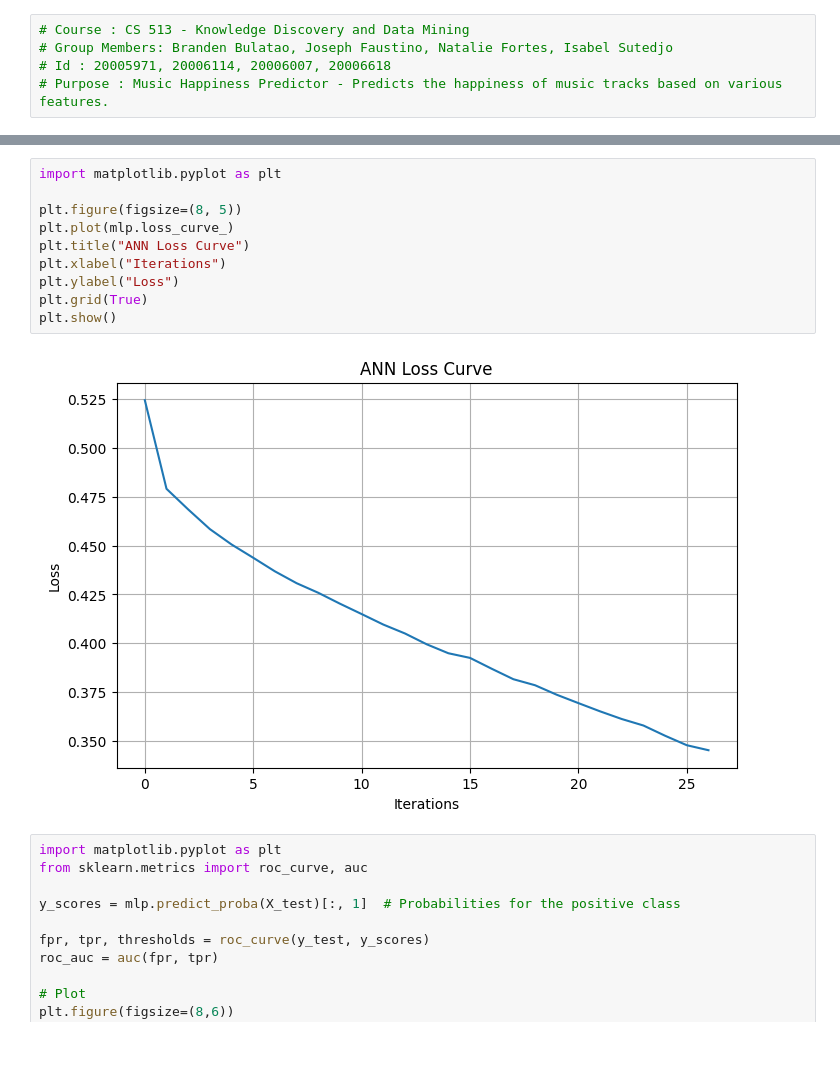
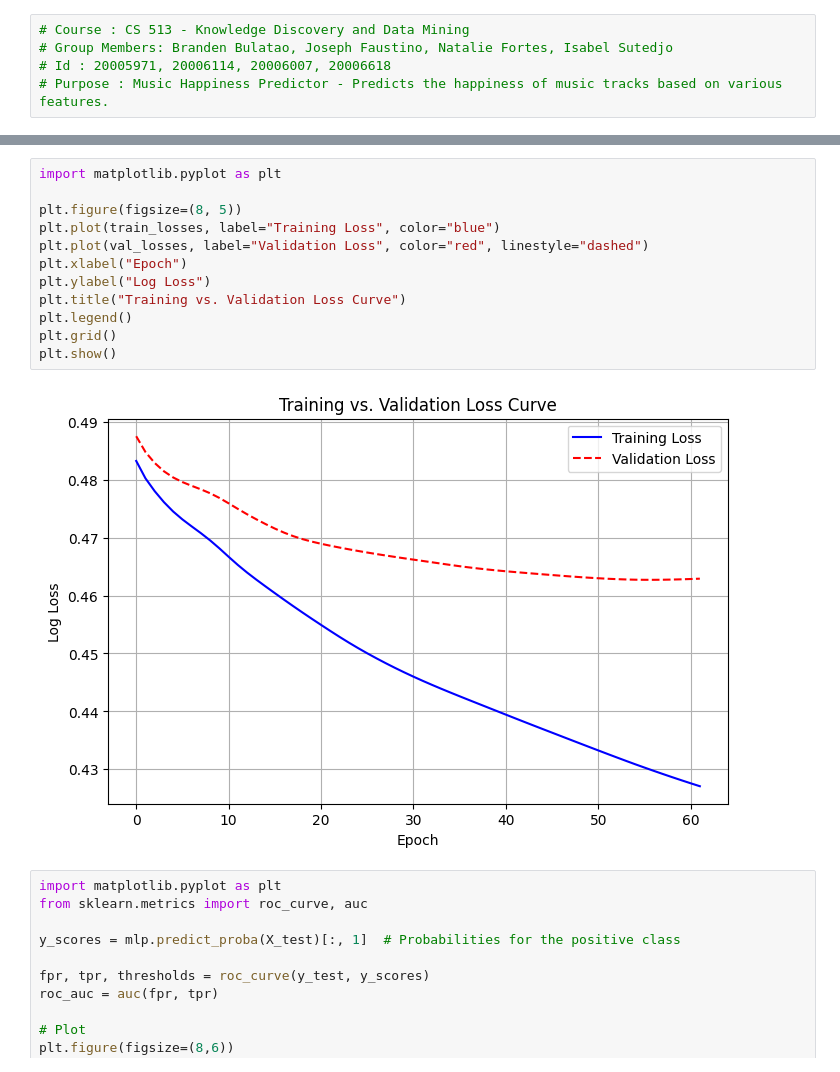
Before and after one commit to nfortes/music-happiness-predictor, a Jupyter notebook: music-happiness-predictor-ann.ipynb, the cells around one changed output, grey strips where cells are left out. Cells and saved outputs as stored; diff of their text form.

```diff
--- a/music-happiness-predictor-ann.ipynb
+++ b/music-happiness-predictor-ann.ipynb
@@ -123,15 +153,17 @@ Confusion Matrix:
 # %%
 import matplotlib.pyplot as plt
 
 plt.figure(figsize=(8, 5))
-plt.plot(mlp.loss_curve_)
-plt.title("ANN Loss Curve")
-plt.xlabel("Iterations")
-plt.ylabel("Loss")
-plt.grid(True)
+plt.plot(train_losses, label="Training Loss", color="blue")
+plt.plot(val_losses, label="Validation Loss", color="red", linestyle="dashed")
+plt.xlabel("Epoch")
+plt.ylabel("Log Loss")
+plt.title("Training vs. Validation Loss Curve")
+plt.legend()
+plt.grid()
 plt.show()
 # %% [output]
-[figure, old version]
+[figure, new version]
 # %%
 import matplotlib.pyplot as plt
 from sklearn.metrics import roc_curve, auc
```
Also changed, not shown: parts of 4 cells of this notebook, 1 other file.
